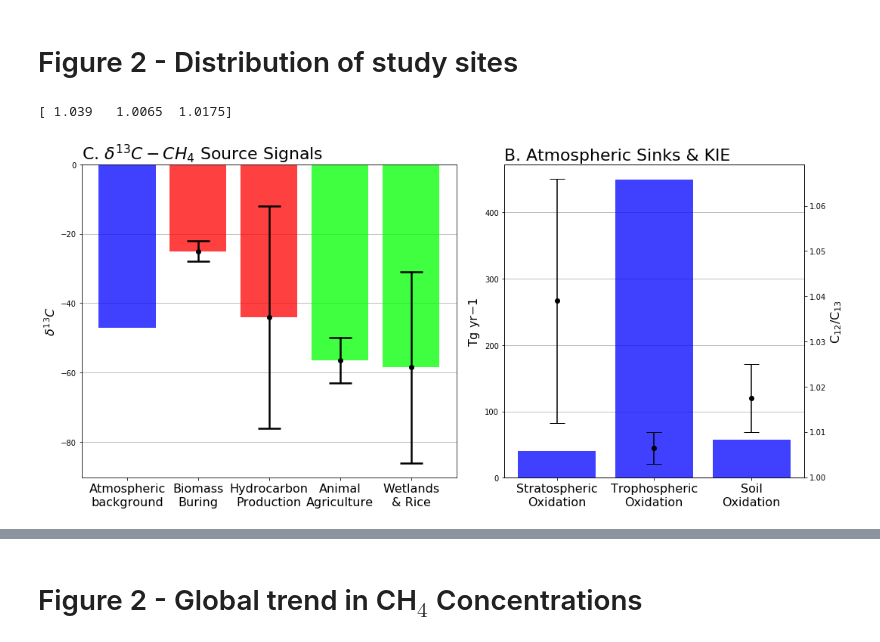
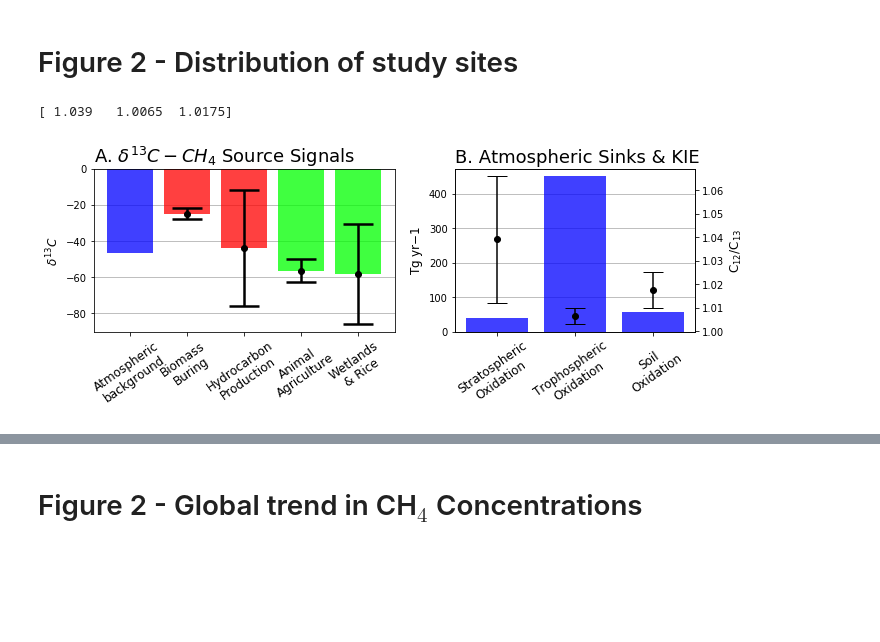
Before and after one commit to June-Skeeter/GlobalCH4Analysis, a Jupyter notebook: GlobalCH4.ipynb, the cells around one changed output, grey strips where cells are left out. Drawn from its saved outputs; the diff is of its cells as text; code cells hidden in the pictures; blank space fills up the shorter version.

```diff
--- a/GlobalCH4.ipynb
+++ b/GlobalCH4.ipynb
@@ -164,13 +165,3 @@ CH4_13.Read_Data('C:/Users/wesle/CompsProj/13ch4/monthly/')
 CH4 = Parser()
 CH4.Read_Meta('C:/Users/wesle/CompsProj/ch4/monthly/')
 CH4.Read_Data('C:/Users/wesle/CompsProj/ch4/monthly/',min_years=5)
-# %%
-plt.figure()
-for Station in CH4_13.Meta.index:
-    if CH4_13.Meta['Lat'][Station] < 23.5:
-        plt.scatter(CH4.Yearly[Station],CH4_13.Yearly[Station],color = Red)#CH4_13.Meta['Lat'][Station])
-    elif CH4_13.Meta['Lat'][Station] > 50:
-        plt.scatter(CH4.Yearly[Station],CH4_13.Yearly[Station],color = Green)
-    else:# CH4_13.Meta['Lat'][Station] < 23.5:
-        plt.scatter(CH4.Yearly[Station],CH4_13.Yearly[Station],color = Blue)
-# plt.legend()
@@ -224,7 +337,7 @@ LightGrey = (0,0,0,.25)
 def Intro_Plot():
     plt.rcParams['axes.axisbelow'] = True
 
-    fig = plt.figure(figsize=(15,7))
+    fig = plt.figure(figsize=(10,4))
     gs = gridspec.GridSpec(1, 2, width_ratios=[5, 4])
 
 ## Plot 1
@@ -240,7 +353,7 @@ def Intro_Plot():
     Color = [Blue,Blue,Green]
     barlist = ax2.bar(Index,Sinks,color = Blue)
     plt.sca(ax2)
-    plt.xticks(Index, System,fontsize=AxisLabelFont)
+    plt.xticks(Index, System,fontsize=AxisLabelFont,rotation = 35)
 
     Sinks_High = [1.066,1.010,1.025]
     Sinks_Low = [1.012,1.003,1.010]
@@ -254,36 +367,37 @@ def Intro_Plot():
     print(Sinks_Mid)#-(Sinks_High-Sinks_Low))
     ax2_2.set_ylabel('C$_{12}$/C$_{13}$',fontsize = AxisLabelFont)
     ax2.yaxis.grid(zorder=0)
     plt.sca(ax2_2)
 
 ## Plot 3
 
     Sinks_High = [-47,-22,-12,-50,-31]
     Sinks_Low = [-47,-28,-76,-63,-86]
     Index = np.arange(0,len(Sinks_High))
     Sinks_Low = np.asanyarray(Sinks_Low)
     Sinks_High = np.asanyarray(Sinks_High)
     Sinks_Mid = (Sinks_High+Sinks_Low)/2
     System = ['Atmospheric\nbackground','Biomass\nBuring','Hydrocarbon\nProduction','Animal\nAgriculture','Wetlands\n& Rice']
     System = np.asanyarray(System)
     Color = [Blue,Red,Red,Green,Green]
     ax3.yaxis.grid(zorder=0)
     plt.sca(ax3)
     for pos, y, err, color in zip(Index, Sinks_Mid, (Sinks_High-Sinks_Low)/2, Color):
         barlist = ax3.bar(pos,y,color=color)
         if pos != 0:
             ax3.errorbar(pos, y, err, lw=2.5, capsize=15, capthick=2.5, color='black',fmt='o')
-    plt.xticks(Index, System,fontsize=AxisLabelFont)
+    plt.xticks(Index, System,fontsize=AxisLabelFont,rotation = 35)
     ax3.set_ylabel('${\delta^{13} C}$',fontsize = AxisLabelFont)
 
     ax2.set_title('B. Atmospheric Sinks & KIE', loc ='left',fontsize = TitleFont)
-    ax3.set_title('C. ${\delta^{13} C - CH_{4}}$ Source Signals', loc ='left',fontsize = TitleFont)
+    ax3.set_title('A. ${\delta^{13} C - CH_{4}}$ Source Signals', loc ='left',fontsize = TitleFont)
     fig.tight_layout()
+    plt.savefig('C:\\Users\\wesle\\CompsProj\\Figures/fig1.png',dpi=500)
 
 Intro_Plot()
 # %% [output]
 [ 1.039   1.0065  1.0175]
-[figure, old version]
+[figure, new version]
 # %%
 World = gpd.read_file('TM_WORLD_BORDERS-0.3.shp')
 
```
Also changed, not shown: parts of 7 cells of this notebook.
